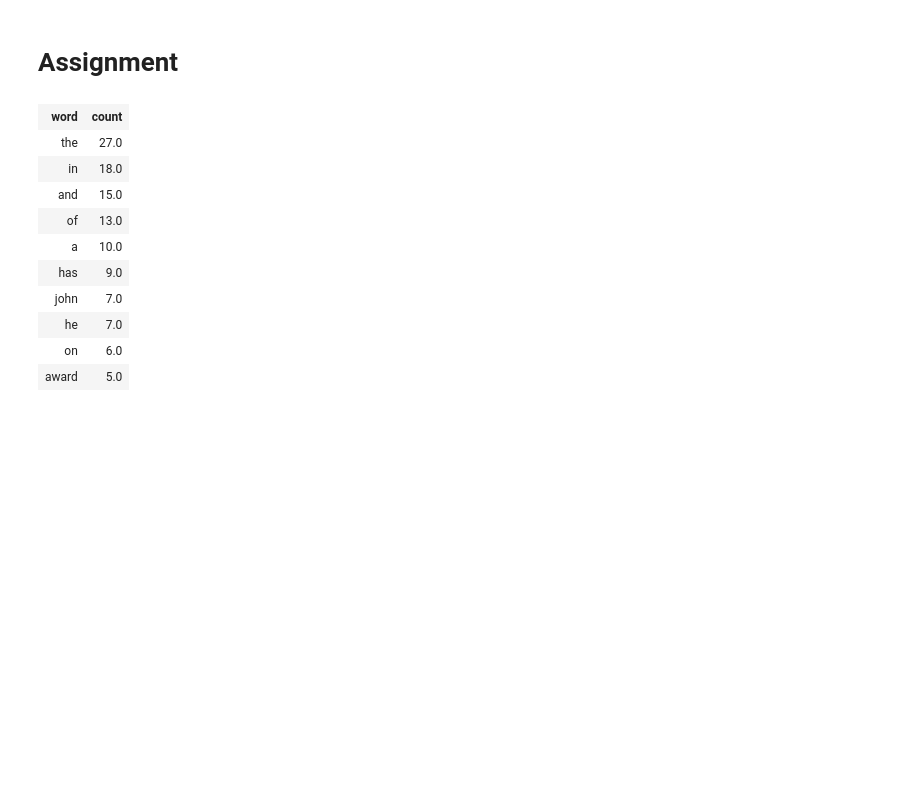
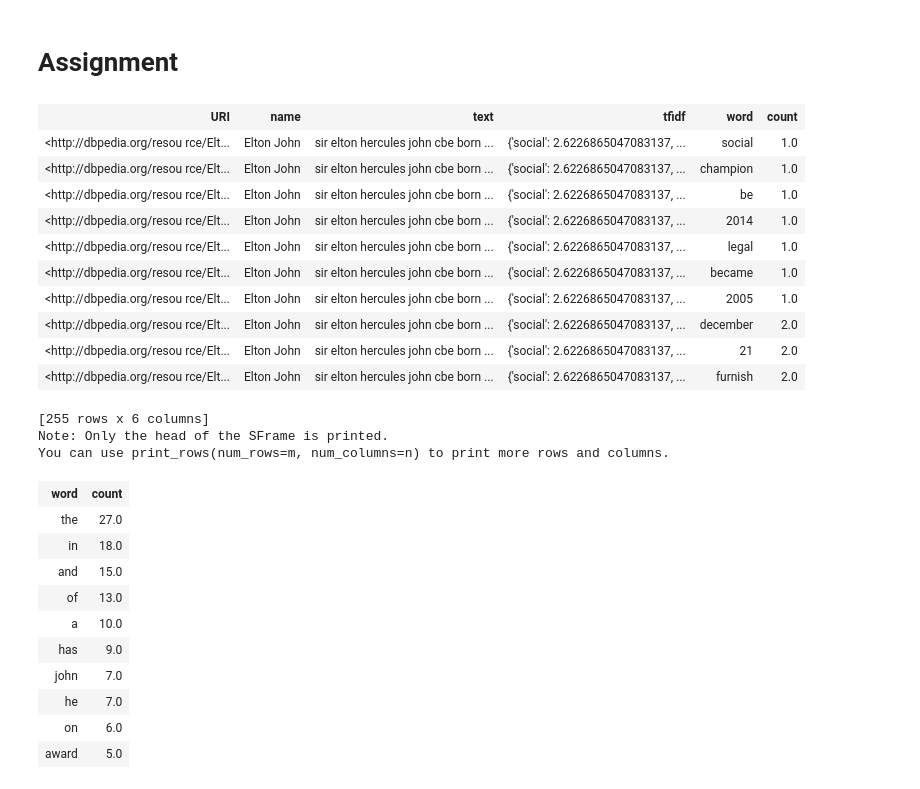
Before and after one commit to nkapila6/uowml, a Jupyter notebook: Course 1/Week 4 Clustering & Similarity/FND04-NB01.ipynb, the cells around one changed output. Saved outputs shown, nothing was run; the diff lists cells and outputs as text; code cells hidden in the pictures; blank space fills up the shorter version.

```diff
--- a/Course 1/Week 4/FND04-NB01.ipynb
+++ b/Course 1/Week 4 Clustering & Similarity/FND04-NB01.ipynb
@@ -322,4 +322,20 @@ Starting pairwise querying.
 # %%
 elton_john = people[people['name'] == 'Elton John']
 elton_john = elton_john.stack('word_count',new_column_name=['word','count'])
+elton_john
+# %% [output]
+| URI | name | text | tfidf | word | count |
+| <http://dbpedia.org/resou rce/Elt... | Elton John | sir elton hercules john cbe born ... | {'social': 2.6226865047083137, ... | social | 1.0 |
+| <http://dbpedia.org/resou rce/Elt... | Elton John | sir elton hercules john cbe born ... | {'social': 2.6226865047083137, ... | champion | 1.0 |
+| <http://dbpedia.org/resou rce/Elt... | Elton John | sir elton hercules john cbe born ... | {'social': 2.6226865047083137, ... | be | 1.0 |
+| <http://dbpedia.org/resou rce/Elt... | Elton John | sir elton hercules john cbe born ... | {'social': 2.6226865047083137, ... | 2014 | 1.0 |
+| <http://dbpedia.org/resou rce/Elt... | Elton John | sir elton hercules john cbe born ... | {'social': 2.6226865047083137, ... | legal | 1.0 |
+| <http://dbpedia.org/resou rce/Elt... | Elton John | sir elton hercules john cbe born ... | {'social': 2.6226865047083137, ... | became | 1.0 |
+| <http://dbpedia.org/resou rce/Elt... | Elton John | sir elton hercules john cbe born ... | {'social': 2.6226865047083137, ... | 2005 | 1.0 |
+| <http://dbpedia.org/resou rce/Elt... | Elton John | sir elton hercules john cbe born ... | {'social': 2.6226865047083137, ... | december | 2.0 |
+| <http://dbpedia.org/resou rce/Elt... | Elton John | sir elton hercules john cbe born ... | {'social': 2.6226865047083137, ... | 21 | 2.0 |
+| <http://dbpedia.org/resou rce/Elt... | Elton John | sir elton hercules john cbe born ... | {'social': 2.6226865047083137, ... | furnish | 2.0 |
+[255 rows x 6 columns]
+Note: Only the head of the SFrame is printed.
+You can use print_rows(num_rows=m, num_columns=n) to print more rows and columns.
 # %%
```
Also changed, not shown: parts of 15 cells of this notebook, 35 other files.
